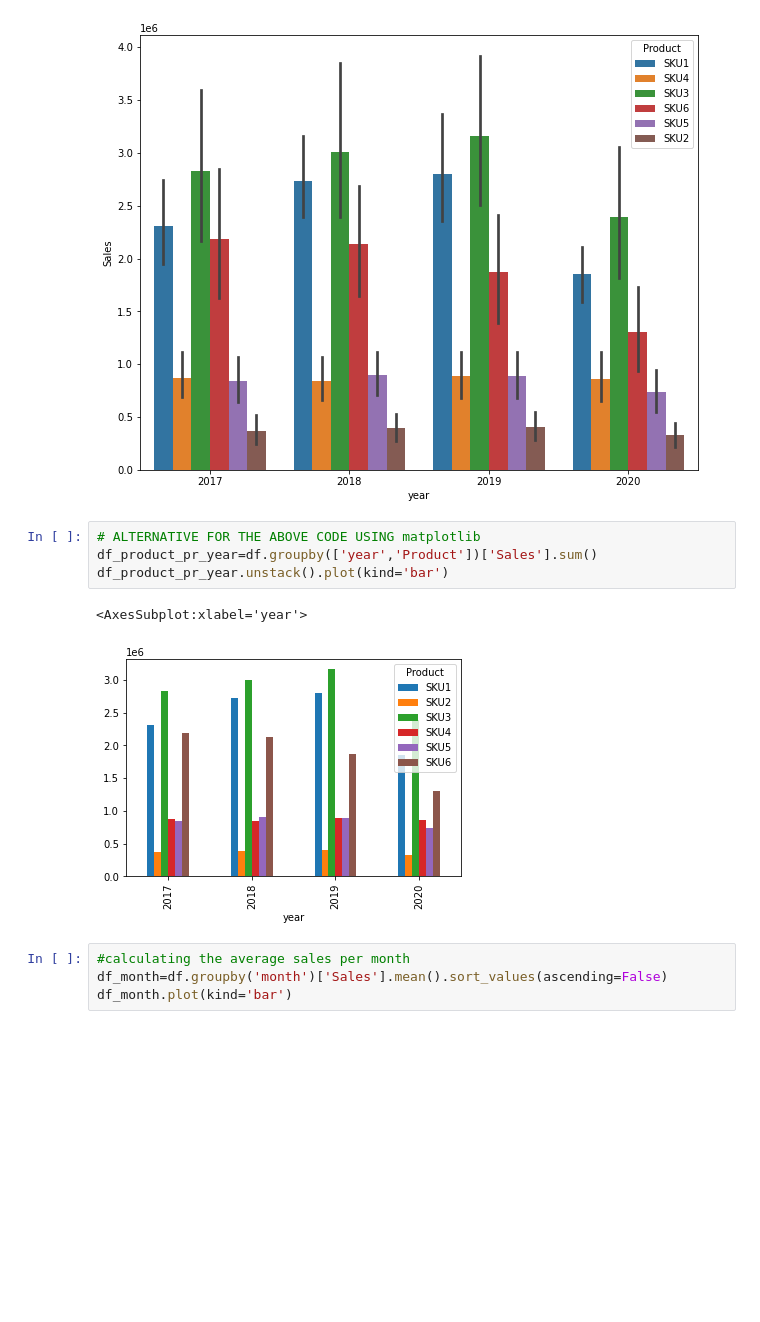
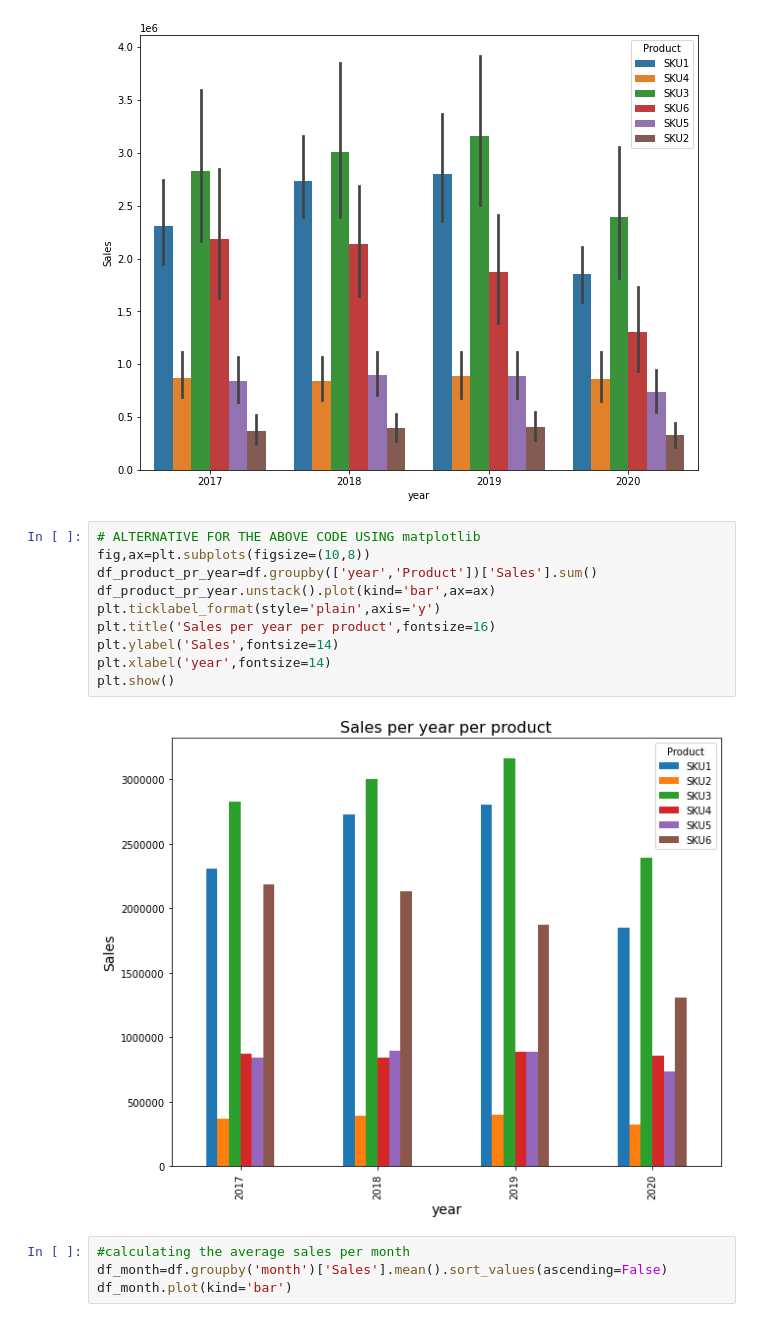
Before and after one commit to felix-n12/Retail-Forecasting, a Jupyter notebook: retail_forecasting.ipynb, the cells around one changed output. Drawn from its saved outputs; the diff is of its cells as text; blank space fills up the shorter version.

```diff
--- a/retail_forecasting.ipynb
+++ b/retail_forecasting.ipynb
@@ -491,11 +491,16 @@ sns.barplot(x='year',y='Sales',hue='Product',estimator=np.sum,data=df)
 [figure]
 # %%
 # ALTERNATIVE FOR THE ABOVE CODE USING matplotlib
+fig,ax=plt.subplots(figsize=(10,8))
 df_product_pr_year=df.groupby(['year','Product'])['Sales'].sum()
-df_product_pr_year.unstack().plot(kind='bar')
+df_product_pr_year.unstack().plot(kind='bar',ax=ax)
+plt.ticklabel_format(style='plain',axis='y')
+plt.title('Sales per year per product',fontsize=16)
+plt.ylabel('Sales',fontsize=14)
+plt.xlabel('year',fontsize=14)
+plt.show()
 # %% [output]
-<AxesSubplot:xlabel='year'>
-[figure, old version]
+[figure, new version]
 # %%
 #calculating the average sales per month
 df_month=df.groupby('month')['Sales'].mean().sort_values(ascending=False)
```
Also changed, not shown: parts of 11 cells of this notebook, 1 other file.
